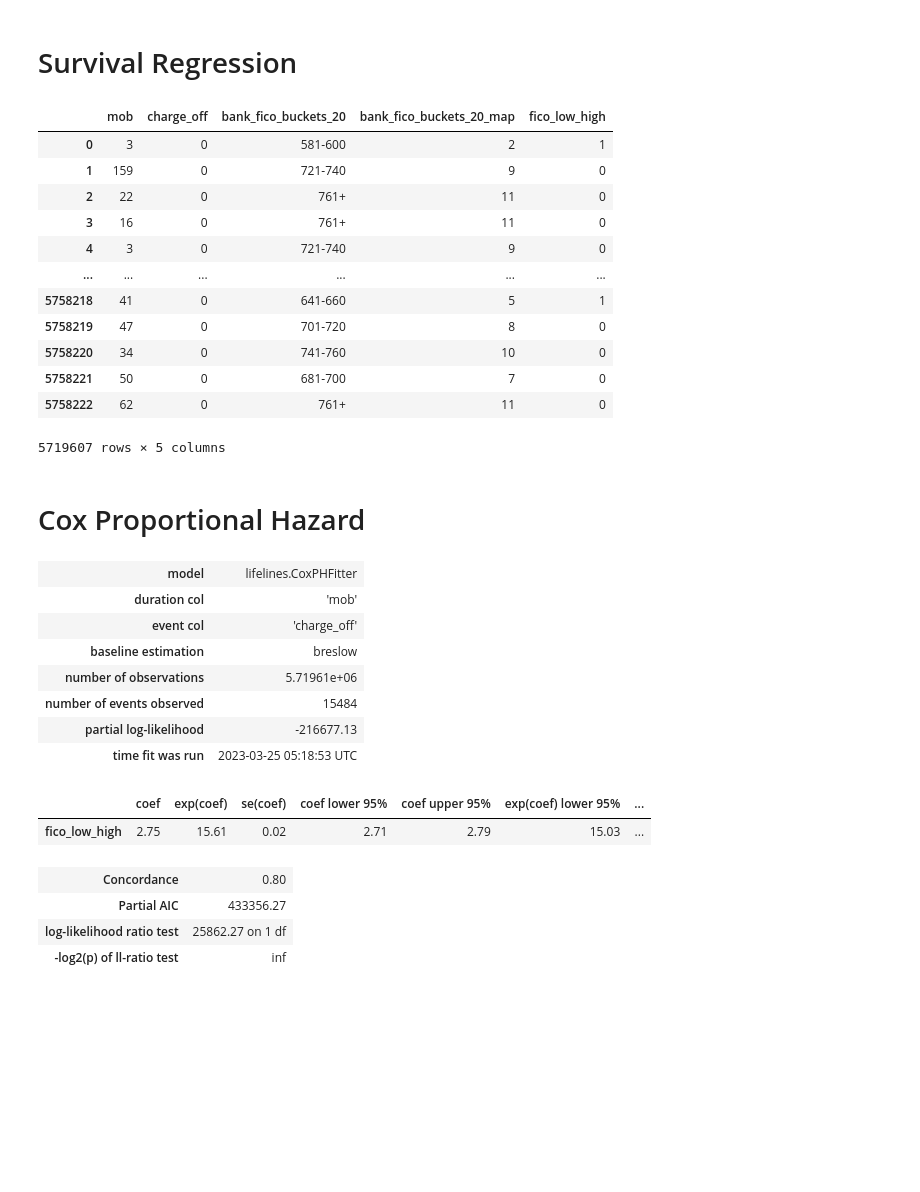
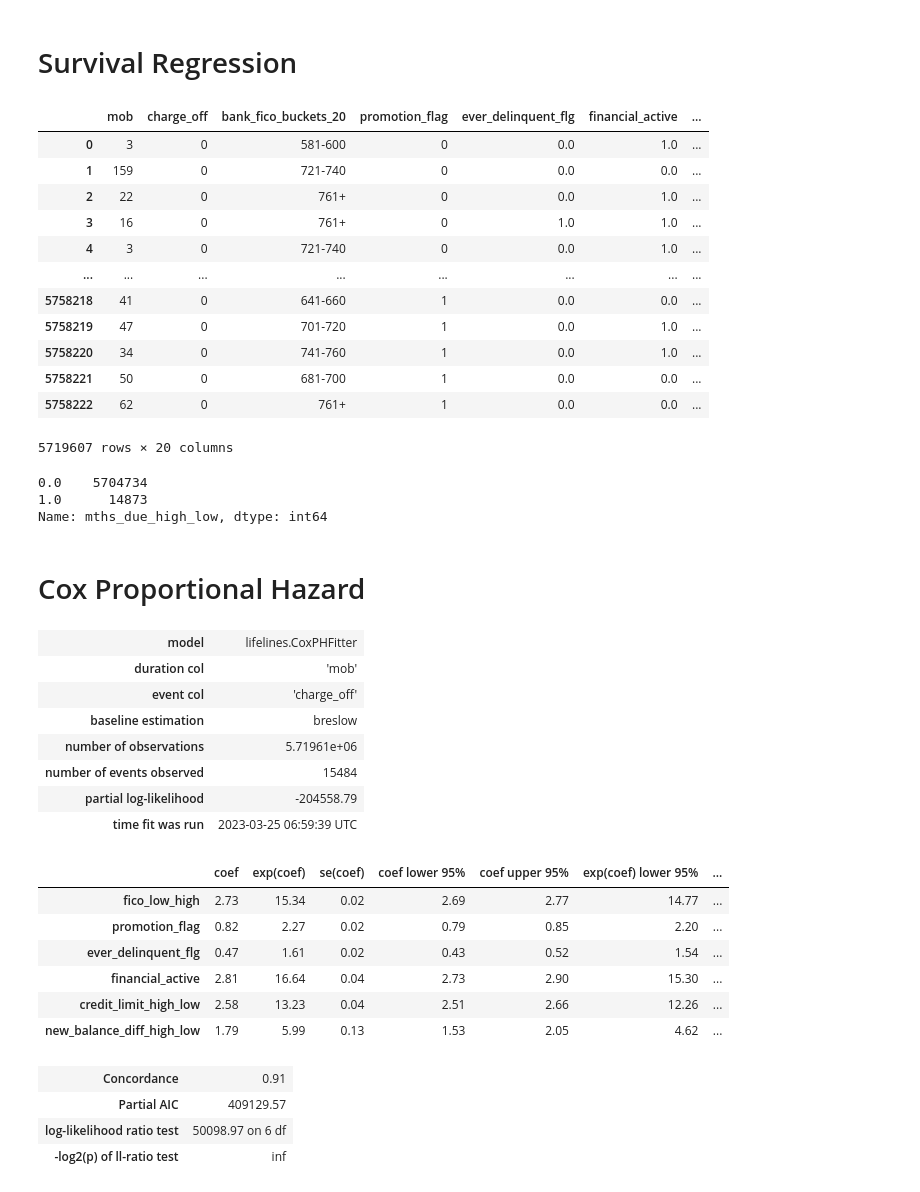
Before and after one commit to jackiec1998/uiuc-datathon-2023, a Jupyter notebook: survival_analysis.ipynb, the cells around one changed output. Drawn from its saved outputs; the diff is of its cells as text; code cells hidden in the pictures; blank space fills up the shorter version.

```diff
--- a/survival_analysis.ipynb
+++ b/survival_analysis.ipynb
@@ -134,35 +135,54 @@ naf.plot_cumulative_hazard()
 # Survival Regression
 # %%
 #Adding in fico score column, mapping to int(0-11 lowest to highest), and dropping rows with missing scores
-train_subset_reg=train[['mob','charge_off','bank_fico_buckets_20']]
+train_subset_reg=train[['mob','charge_off','bank_fico_buckets_20','promotion_flag','ever_delinquent_flg','financial_active','credit_limit_amt','stmt_balance','prev_balance','active','closed','nbr_mths_due','active','closed']]
 train_subset_reg=train_subset_reg[(train_subset_reg.bank_fico_buckets_20!= 'Missing') & (train_subset_reg.bank_fico_buckets_20!= 'Exception')]
 codes = {'<= 560':0, '561-580':1, '581-600':2,'601-620':3,'621-640':4,'641-660':5, '661-680':6, '681-700':7, '701-720':8, '721-740':9, '741-760':10, '761+':11 }
 train_subset_reg['bank_fico_buckets_20_map'] = train_subset_reg['bank_fico_buckets_20'].map(codes)
 
 #Also adding a column with low/high (0/1) credit score (using 661 and up as high based off a quick google search)
 codes_low_high = {'<= 560':1, '561-580':1, '581-600':1,'601-620':1,'621-640':1,'641-660':1, '661-680':0, '681-700':0, '701-720':0, '721-740':0, '741-760':0, '761+':0 }
 train_subset_reg['fico_low_high'] = train_subset_reg['bank_fico_buckets_20'].map(codes_low_high)
+
+#Create column with high/low credit limit amounts (>5000) high
+train_subset_reg['credit_limit_high_low']=train_subset_reg['credit_limit_amt'].map(lambda x: 1.0 if x < 5000 else 0.0)
+
+#Creating a column with difference between current balance and previous balance
+train_subset_reg['balance_diff']=train_subset_reg['stmt_balance']-train_subset_reg['prev_balance']
+
+#Creating a column with low/high increase in balance from previous statement (high >5000)
+train_subset_reg['new_balance_diff_high_low']=train_subset_reg['balance_diff'].map(lambda x: 1.0 if x < 5000 else 0.0)
+
+#Creating column with low/high number of monthly payments due (high >=5)
+train_subset_reg['mths_due_high_low']=train_subset_reg['nbr_mths_due'].map(lambda x: 1.0 if x >= 5 else 0.0)
+
 train_subset_reg
 # %% [output]
-|  | mob | charge_off | bank_fico_buckets_20 | bank_fico_buckets_20_map | fico_low_high |
-| 0 | 3 | 0 | 581-600 | 2 | 1 |
-| 1 | 159 | 0 | 721-740 | 9 | 0 |
-| 2 | 22 | 0 | 761+ | 11 | 0 |
-| 3 | 16 | 0 | 761+ | 11 | 0 |
-| 4 | 3 | 0 | 721-740 | 9 | 0 |
-| ... | ... | ... | ... | ... | ... |
-| 5758218 | 41 | 0 | 641-660 | 5 | 1 |
-| 5758219 | 47 | 0 | 701-720 | 8 | 0 |
-| 5758220 | 34 | 0 | 741-760 | 10 | 0 |
-| 5758221 | 50 | 0 | 681-700 | 7 | 0 |
-| 5758222 | 62 | 0 | 761+ | 11 | 0 |
+|  | mob | charge_off | bank_fico_buckets_20 | promotion_flag | ever_delinquent_flg | financial_active | ... |
+| 0 | 3 | 0 | 581-600 | 0 | 0.0 | 1.0 | ... |
+| 1 | 159 | 0 | 721-740 | 0 | 0.0 | 0.0 | ... |
+| 2 | 22 | 0 | 761+ | 0 | 0.0 | 1.0 | ... |
+| 3 | 16 | 0 | 761+ | 0 | 1.0 | 1.0 | ... |
+| 4 | 3 | 0 | 721-740 | 0 | 0.0 | 1.0 | ... |
+| ... | ... | ... | ... | ... | ... | ... | ... |
+| 5758218 | 41 | 0 | 641-660 | 1 | 0.0 | 0.0 | ... |
+| 5758219 | 47 | 0 | 701-720 | 1 | 0.0 | 1.0 | ... |
+| 5758220 | 34 | 0 | 741-760 | 1 | 0.0 | 1.0 | ... |
+| 5758221 | 50 | 0 | 681-700 | 1 | 0.0 | 0.0 | ... |
+| 5758222 | 62 | 0 | 761+ | 1 | 0.0 | 0.0 | ... |
-5719607 rows × 5 columns
+5719607 rows × 20 columns
+# %%
+train_subset_reg['mths_due_high_low'].value_counts()
+# %% [output]
+0.0    5704734
+1.0      14873
+Name: mths_due_high_low, dtype: int64
 # %% [markdown]
 # Cox Proportional Hazard
 # %%
 from lifelines import CoxPHFitter
 cph=CoxPHFitter()
-cph.fit(train_subset_reg[['mob','charge_off','fico_low_high']],duration_col='mob',event_col='charge_off')
+cph.fit(train_subset_reg[['mob','charge_off','fico_low_high','promotion_flag','ever_delinquent_flg','financial_active','credit_limit_high_low','new_balance_diff_high_low']],duration_col='mob',event_col='charge_off')
 cph.print_summary()
 # %% [output]
 | model | lifelines.CoxPHFitter |
@@ -171,13 +191,18 @@ cph.print_summary()
 | baseline estimation | breslow |
 | number of observations | 5.71961e+06 |
 | number of events observed | 15484 |
-| partial log-likelihood | -216677.13 |
-| time fit was run | 2023-03-25 05:18:53 UTC |
+| partial log-likelihood | -204558.79 |
+| time fit was run | 2023-03-25 06:59:39 UTC |
 |  | coef | exp(coef) | se(coef) | coef lower 95% | coef upper 95% | exp(coef) lower 95% | ... |
-| fico_low_high | 2.75 | 15.61 | 0.02 | 2.71 | 2.79 | 15.03 | ... |
+| fico_low_high | 2.73 | 15.34 | 0.02 | 2.69 | 2.77 | 14.77 | ... |
+| promotion_flag | 0.82 | 2.27 | 0.02 | 0.79 | 0.85 | 2.20 | ... |
+| ever_delinquent_flg | 0.47 | 1.61 | 0.02 | 0.43 | 0.52 | 1.54 | ... |
+| financial_active | 2.81 | 16.64 | 0.04 | 2.73 | 2.90 | 15.30 | ... |
+| credit_limit_high_low | 2.58 | 13.23 | 0.04 | 2.51 | 2.66 | 12.26 | ... |
+| new_balance_diff_high_low | 1.79 | 5.99 | 0.13 | 1.53 | 2.05 | 4.62 | ... |
-| Concordance | 0.80 |
-| Partial AIC | 433356.27 |
-| log-likelihood ratio test | 25862.27 on 1 df |
+| Concordance | 0.91 |
+| Partial AIC | 409129.57 |
+| log-likelihood ratio test | 50098.97 on 6 df |
 | -log2(p) of ll-ratio test | inf |
 # %%
 #15.61 times more likely to have charge off if low credit score (<=660) w/ p- value less then .05 (means statistically significant)
```
Also changed, not shown: parts of 3 cells of this notebook.
